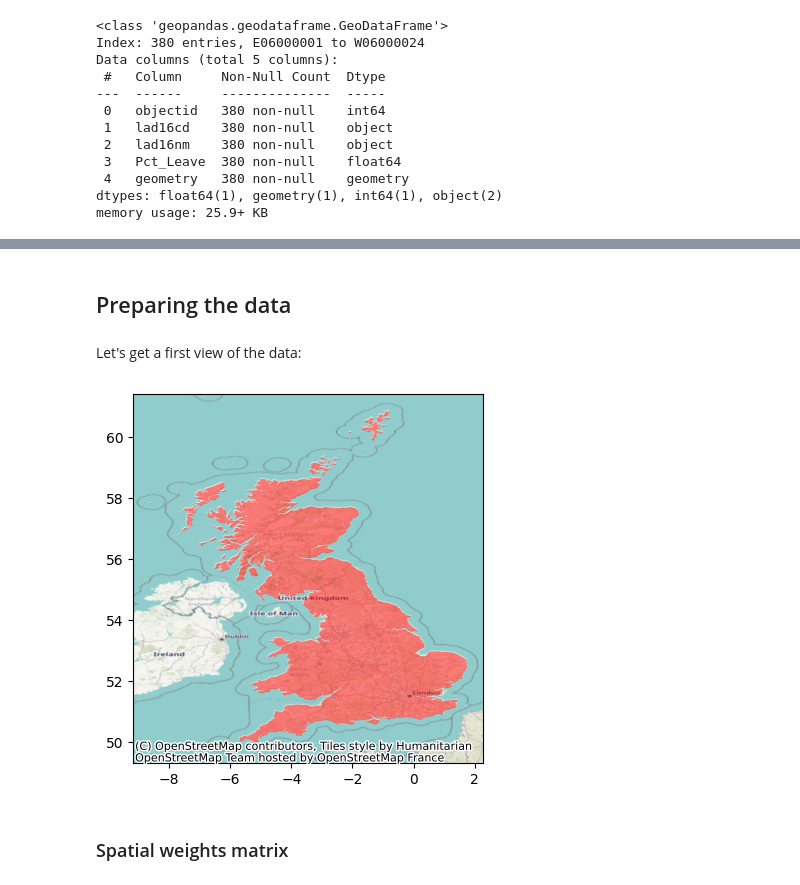
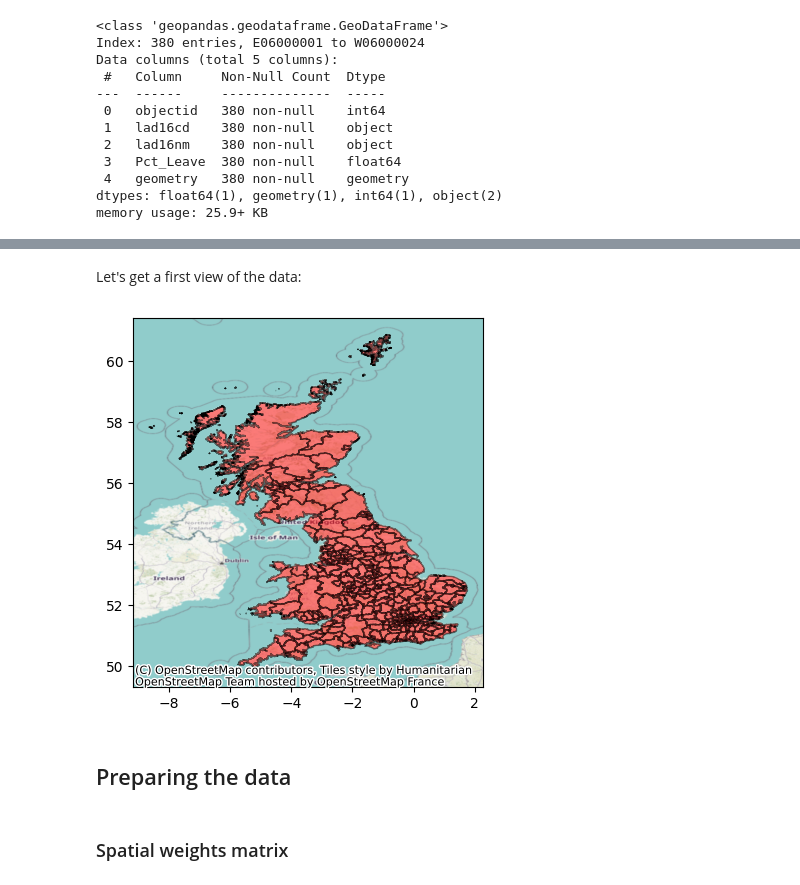
Before and after one commit to SC-GSDA-WS2324/Lecture6, a Jupyter notebook: 6_autocorr_ESDA.ipynb, the cells around one changed output, grey strips where cells are left out. Saved outputs shown, nothing was run; the diff lists cells and outputs as text; code cells hidden in the pictures.

```diff
--- a/6_autocorr_ESDA.ipynb
+++ b/6_autocorr_ESDA.ipynb
@@ -109,15 +106,15 @@ memory usage: 25.9+ KB
+# %% [markdown]
+Let's get a first view of the data:
+# %%
+# Plot polygons
+ax = br.plot(alpha=0.5, color='red',  edgecolor='black');
+# Add background map, expressing target CRS so the basemap can be
+# reprojected (warped)
+ctx.add_basemap(ax, crs=br.crs)
+# %% [output]
+[figure, added]
 # %% [markdown]
 ## Preparing the data
-# %% [markdown]
-Let's get a first view of the data:
-# %%
-# Plot polygons
-ax = br.plot(alpha=0.5, color='red');
-# Add background map, expressing target CRS so the basemap can be
-# reprojected (warped)
-ctx.add_basemap(ax, crs=br.crs)
-# %% [output]
-[figure, removed]
 # %% [markdown]
 ### Spatial weights matrix
 # %% [markdown]
```
Also changed, not shown: parts of 50 cells of this notebook.
